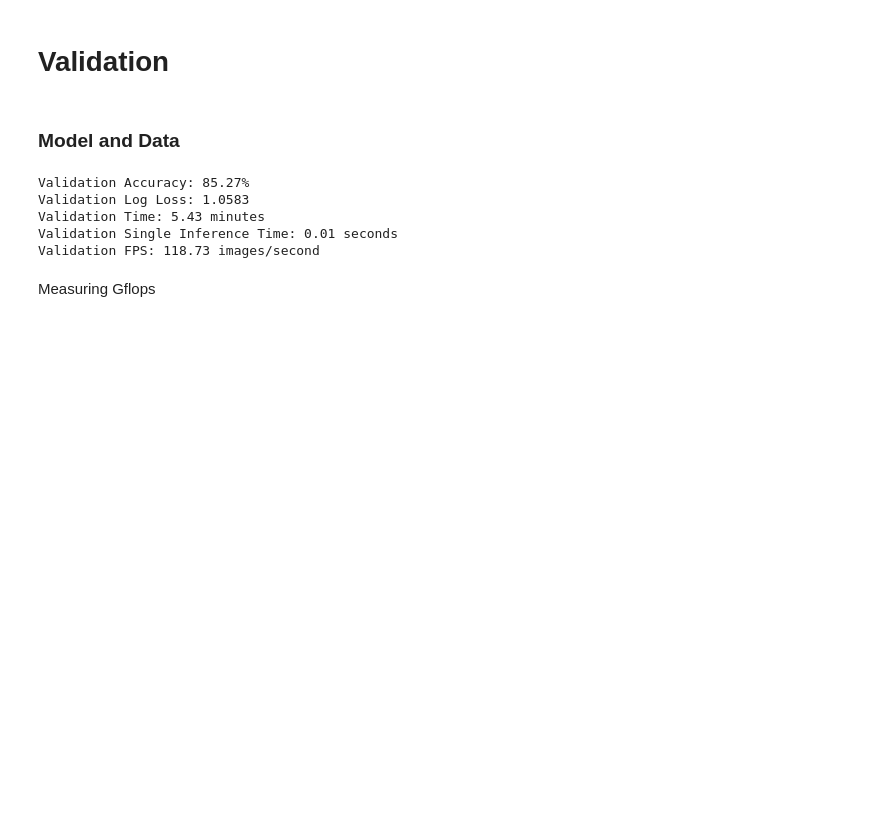
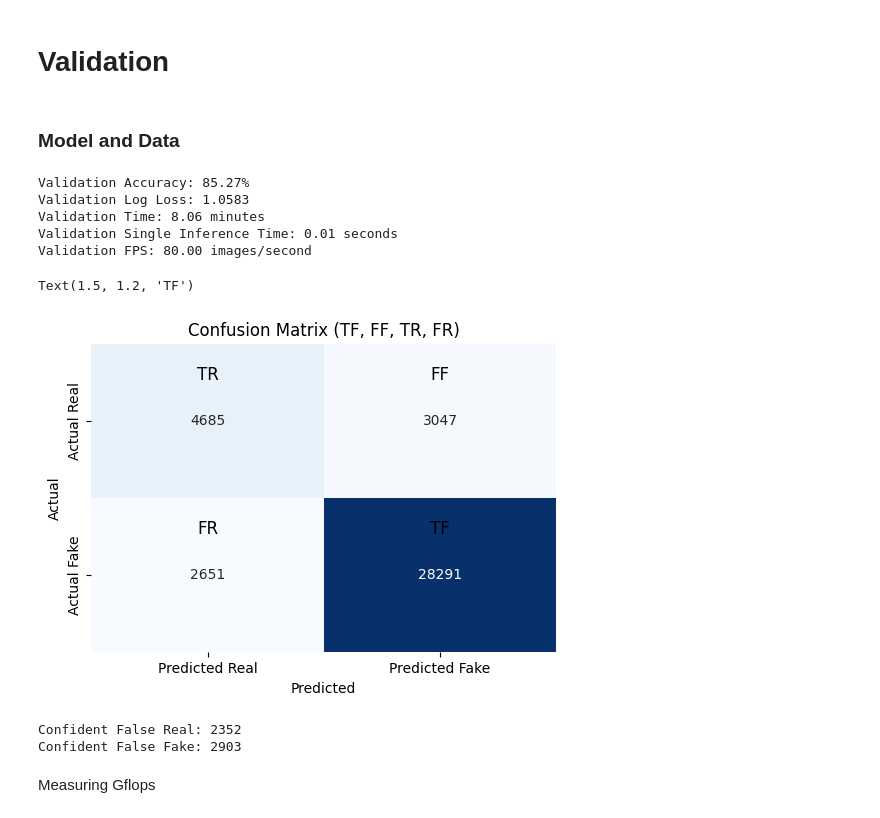
Before and after one commit to rachitss/DeepFake-Detection-Transformers, a Jupyter notebook: DFD_SwinT_tiny.ipynb, the cells around one changed output. Cells and saved outputs as stored; diff of their text form; code cells hidden in the pictures; blank space fills up the shorter version.

```diff
--- a/DFD_SwinT_tiny.ipynb
+++ b/DFD_SwinT_tiny.ipynb
@@ -120,7 +122,7 @@ y_train = data['y_train']
 processor = AutoImageProcessor.from_pretrained("microsoft/swin-tiny-patch4-window7-224")
 model = AutoModelForImageClassification.from_pretrained("microsoft/swin-tiny-patch4-window7-224", num_labels=1, ignore_mismatched_sizes=True)
 # classifier = nn.Linear(768, 1)
-criterion = nn.BCEWithLogitsLoss()  # For binary classification
+criterion = nn.BCEWithLogitsLoss(reduction='none')  # For binary classification
 # %% [output]
 Using a slow image processor as `use_fast` is unset and a slow processor was saved with this model. `use_fast=True` will be the default behavior in v4.52, even if the model was saved with a slow proce ...
 Some weights of SwinForImageClassification were not initialized from the model checkpoint at microsoft/swin-tiny-patch4-window7-224 and are newly initialized because the shapes did not match:
@@ -314,6 +316,9 @@ batch_size = 24
 video_paths = x_val
 video_labels = y_val
 labels = []
+val_preds= []
+probabs = []
+losses = []
 
 model.eval()
 # classifier.eval()
@@ -349,7 +354,13 @@ for path, label in video_bar:
             outputs = model(**inputs)
             batch_logits = outputs.logits
 
-            running_loss += criterion(batch_logits, batch_labels).item()* batch_labels.size(0)
+            # running_loss += criterion(batch_logits, batch_labels).item()* batch_labels.size(0)
+            loss = criterion(batch_logits, batch_labels).detach().cpu().view(-1).tolist()
+            losses.extend(loss)
+
+            prob=torch.sigmoid(batch_logits).detach().cpu().view(-1).tolist()
+            probabs.extend(prob)
+
             preds = (torch.sigmoid(batch_logits) > 0.5).int()
             correct += (preds == batch_labels.int()).sum().item()
             total += batch_labels.size(0)
@@ -357,25 +368,60 @@ for path, label in video_bar:
 accuracy = correct / total if total > 0 else 0
 
 # val_loss = running_loss / total_batches if total_batches > 0 else 0
-val_loss = running_loss / total if total > 0 else 0
+val_loss = sum(losses) / total if total > 0 else 0
 
 end_time = time.time()
 vali_time = end_time - start_time
 vali_inf_time = vali_time / total_images
 vali_fps = total_images / vali_time
-
-print(f"Validation Accuracy: {accuracy*100:.2f}%")
-print(f"Validation Log Loss: {val_loss:.4f}")
-
-print(f"Validation Time: {vali_time/60:.2f} minutes")
-print(f"Validation Single Inference Time: {vali_inf_time:.2f} seconds")
-print(f"Validation FPS: {vali_fps:.2f} images/second")
-# %% [output]
-Validation Accuracy: 85.27%
-Validation Log Loss: 1.0583
-Validation Time: 5.43 minutes
-Validation Single Inference Time: 0.01 seconds
-Validation FPS: 118.73 images/second
+# %%
+print(f"Validation Accuracy: {accuracy*100:.2f}%")
+print(f"Validation Log Loss: {val_loss:.4f}")
+
+print(f"Validation Time: {vali_time/60:.2f} minutes")
+print(f"Validation Single Inference Time: {vali_inf_time:.2f} seconds")
+print(f"Validation FPS: {vali_fps:.2f} images/second")
+# %% [output]
+Validation Accuracy: 85.27%
+Validation Log Loss: 1.0583
+Validation Time: 8.06 minutes
+Validation Single Inference Time: 0.01 seconds
+Validation FPS: 80.00 images/second
+# %%
+cm = confusion_matrix([int(x) for x in labels], [1 if p > 0.5 else 0 for p in probabs])
+plt.figure(figsize=(6, 4))
+sns.heatmap(cm, annot=True, fmt="d", cmap="Blues", cbar=False,
+            xticklabels=["Predicted Real", "Predicted Fake"],
+            yticklabels=["Actual Real", "Actual Fake"])
+plt.xlabel("Predicted")
+plt.ylabel("Actual")
+plt.title("Confusion Matrix (TF, FF, TR, FR)")
+
+# Labels for clarity (optional)
+plt.text(0.5, 0.2, "TR", ha="center", va="center", color="black", fontsize=12)
+plt.text(1.5, 0.2, "FF", ha="center", va="center", color="black", fontsize=12)
+plt.text(0.5, 1.2, "FR", ha="center", va="center", color="black", fontsize=12)
+plt.text(1.5, 1.2, "TF", ha="center", va="center", color="black", fontsize=12)
+# %% [output]
+Text(1.5, 1.2, 'TF')
+[figure, added]
+# %%
+CFR=0
+CFF=0
+
+for i in range(len(labels)):
+    if labels[i]==1 :
+        if probabs[i] < 0.3:
+            CFR+=1
+    else:
+        if probabs[i] > 0.7:
+            CFF+=1
+
+print(f"Confident False Real: {CFR}")
+print(f"Confident False Fake: {CFF}")
+# %% [output]
+Confident False Real: 2352
+Confident False Fake: 2903
 # %% [markdown]
 Measuring Gflops
 # %%
```
Also changed, not shown: parts of 1 cell of this notebook, 3 other files.
